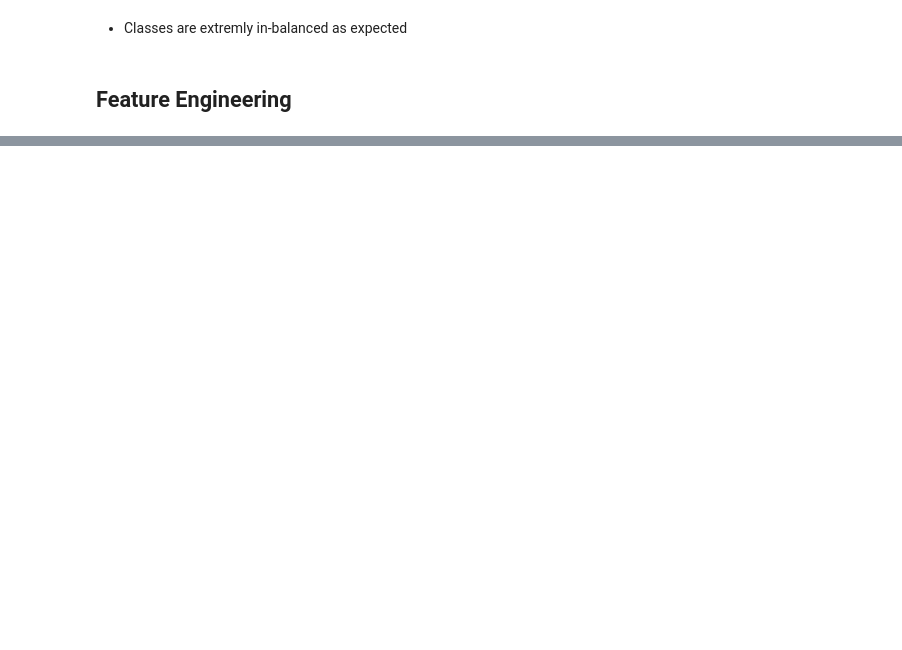
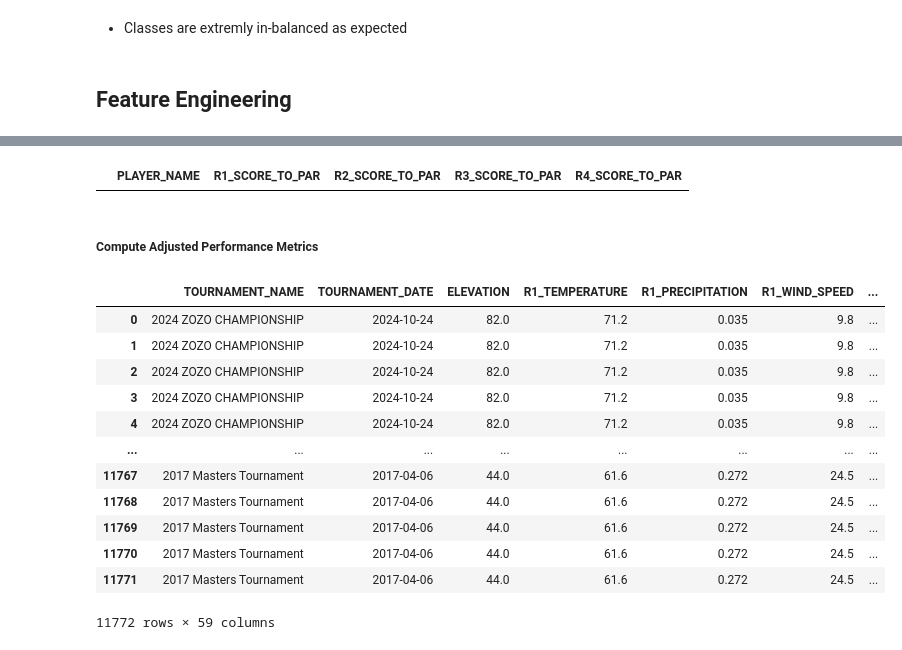
Before and after one commit to nickospelt/PGA_Score_Predictor, a Jupyter notebook: Model Development/place_classification.ipynb, the cells around one changed output, grey strips where cells are left out. Cells and saved outputs as stored; diff of their text form; code cells hidden in the pictures; blank space fills up the shorter version.

```diff
--- a/Model Development/place_classification.ipynb
+++ b/Model Development/place_classification.ipynb
@@ -90,0 +105,17 @@ class_distribution_df
+# %%
+tourn_avg_query = """
+SELECT TOURNAMENT_NAME,
+    AVG(SG_PUTT) AS AVG_SG_PUTT,
+    AVG(SG_OFF_THE_TEE) AS AVG_SG_OFF_THE_TEE,
+    AVG(SG_APPROACH) AS AVG_SG_APPROACH,
+    AVG(SG_AROUND_THE_GREEN) AS AVG_SG_AROUND_THE_GREEN,
+    AVG(R1_SCORE - PAR) AS AVG_R1_SCORE_TO_PAR,
+    AVG(R2_SCORE - PAR) AS AVG_R2_SCORE_TO_PAR,
+    AVG(R3_SCORE - PAR) AS AVG_R3_SCORE_TO_PAR,
+    AVG(R4_SCORE - PAR) AS AVG_R4_SCORE_TO_PAR
+FROM RAW_TOURNAMENT_ROUNDS_V5
+GROUP BY TOURNAMENT_NAME
+ORDER BY TOURNAMENT_DATE DESC"""
+
+tourn_avg_df = pd.read_sql_query(tourn_avg_query, conn)
+tourn_avg_df
@@ -90,0 +136,39 @@ class_distribution_df
+# %%
+tournament_df[['PLAYER_NAME', 'R1_SCORE_TO_PAR', 'R2_SCORE_TO_PAR', 'R3_SCORE_TO_PAR', 'R4_SCORE_TO_PAR']].loc[tournament_df['R1_SCORE_TO_PAR'] == "--"]
+# %% [output]
+|  | PLAYER_NAME | R1_SCORE_TO_PAR | R2_SCORE_TO_PAR | R3_SCORE_TO_PAR | R4_SCORE_TO_PAR |
+# %% [markdown]
+##### Compute Adjusted Performance Metrics
+# %%
+def compute_adjusted_metric(actual_metric, average_metric, par):
+    if (actual_metric == "NaN"):
+        return None
+    else:
+        return actual_metric - average_metric
+
+performance_metrics = ['SG_PUTT', 'SG_OFF_THE_TEE', 'SG_APPROACH', 'SG_AROUND_THE_GREEN', 'R1_SCORE_TO_PAR', 'R2_SCORE_TO_PAR', 'R3_SCORE_TO_PAR', 'R4_SCORE_TO_PAR']
+
+# calculate an adjusted performance metric based on the field performance in the tournament
+tournament_df = pd.merge(tournament_df, tourn_avg_df, on=['TOURNAMENT_NAME'], how='left').sort_values(by=['TOURNAMENT_NAME', 'TOTAL_SCORE', 'PLAYER_NAME'], ascending=[False, True, True]).reset_index(drop=True)
+
+for metric in performance_metrics:
+    adj_metric = 'ADJ_' + metric
+    avg_metric = 'AVG_' + metric
+
+    tournament_df[adj_metric] = tournament_df.apply(lambda row: compute_adjusted_metric(row[metric], row[avg_metric], row['PAR']), axis=1)
+
+tournament_df
+# %% [output]
+|  | TOURNAMENT_NAME | TOURNAMENT_DATE | ELEVATION | R1_TEMPERATURE | R1_PRECIPITATION | R1_WIND_SPEED | ... |
+| 0 | 2024 ZOZO CHAMPIONSHIP | 2024-10-24 | 82.0 | 71.2 | 0.035 | 9.8 | ... |
+| 1 | 2024 ZOZO CHAMPIONSHIP | 2024-10-24 | 82.0 | 71.2 | 0.035 | 9.8 | ... |
+| 2 | 2024 ZOZO CHAMPIONSHIP | 2024-10-24 | 82.0 | 71.2 | 0.035 | 9.8 | ... |
+| 3 | 2024 ZOZO CHAMPIONSHIP | 2024-10-24 | 82.0 | 71.2 | 0.035 | 9.8 | ... |
+| 4 | 2024 ZOZO CHAMPIONSHIP | 2024-10-24 | 82.0 | 71.2 | 0.035 | 9.8 | ... |
+| ... | ... | ... | ... | ... | ... | ... | ... |
+| 11767 | 2017 Masters Tournament | 2017-04-06 | 44.0 | 61.6 | 0.272 | 24.5 | ... |
+| 11768 | 2017 Masters Tournament | 2017-04-06 | 44.0 | 61.6 | 0.272 | 24.5 | ... |
+| 11769 | 2017 Masters Tournament | 2017-04-06 | 44.0 | 61.6 | 0.272 | 24.5 | ... |
+| 11770 | 2017 Masters Tournament | 2017-04-06 | 44.0 | 61.6 | 0.272 | 24.5 | ... |
+| 11771 | 2017 Masters Tournament | 2017-04-06 | 44.0 | 61.6 | 0.272 | 24.5 | ... |
+11772 rows × 59 columns
```
Also changed, not shown: parts of 19 cells of this notebook, 3 other files.
